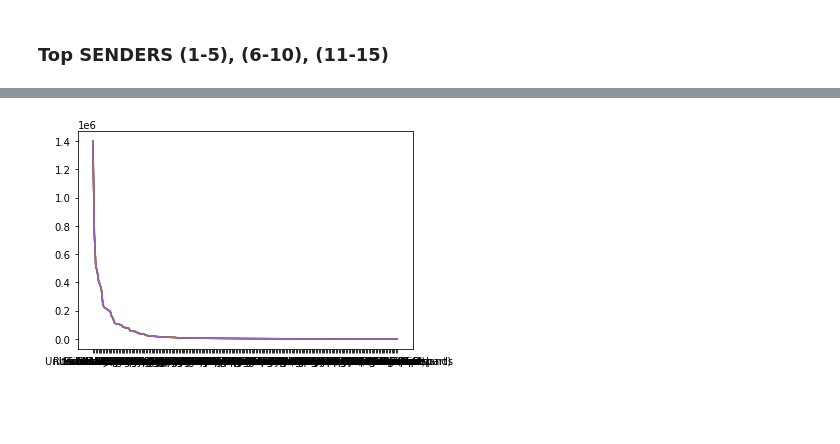
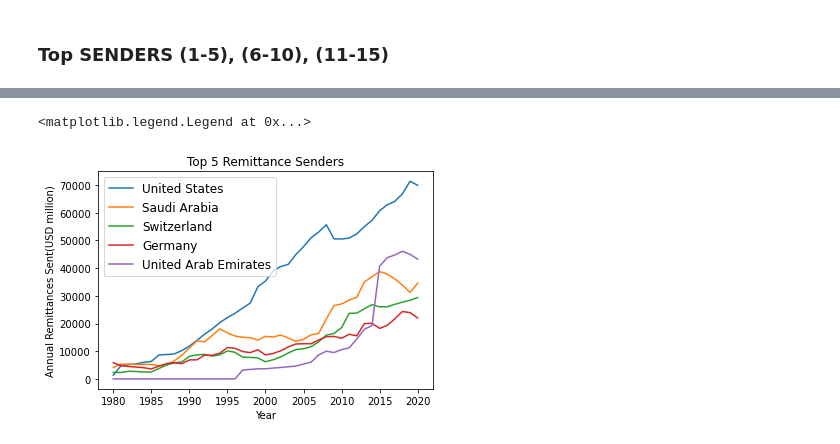
Before and after one commit to bukanif/CYPLAN255-1, a Jupyter notebook: notebooks_copy_2/Remittances2.ipynb, the cells around one changed output, grey strips where cells are left out. Drawn from its saved outputs; the diff is of its cells as text; code cells hidden in the pictures; blank space fills up the shorter version.

```diff
--- a/notebooks_copy_2/Remittances2.ipynb
+++ b/notebooks_copy_2/Remittances2.ipynb
@@ -257,6 +214,0 @@ Name: Saudi Arabia, dtype: float64
-# %%
-for i in range(5):
-    plt.plot(send_countries.index, send_countries.total_rem)
-    send_countries.iloc[i]
-# %% [output]
-[figure, removed]
@@ -263,7 +218,9 @@ for i in range(5):
 # %%
+plt.axes(title='Top 5 Remittance Senders', xlabel='Year', ylabel='Annual Remittances Sent(USD million)')
 for i in range(5):
-    send_countries.total_rem[i].plot()
-    plt.axes(title='Top 5 Remittance Senders', xlabel='Year', ylabel='Annual Remittances Sent(USD million)')
-    plt.legend(loc='best', fontsize=12)
-    plt.set(title='Top 5 Senders')
+    send_countries.iloc[i].plot()
+plt.legend(loc='best', fontsize=12)
+# %% [output]
+<matplotlib.legend.Legend at 0x...>
+[figure, added]
 # %%
```
Also changed, not shown: parts of 32 cells of this notebook.
